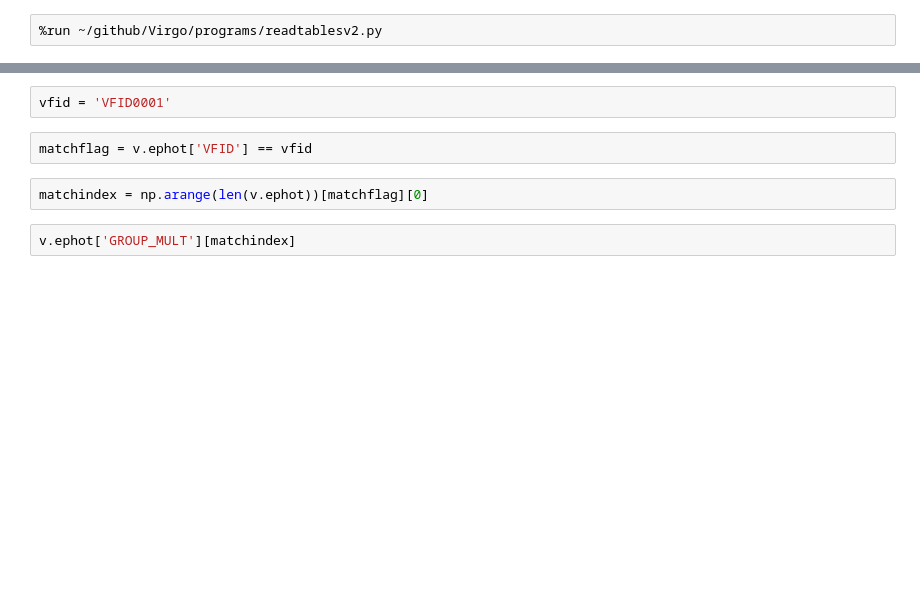
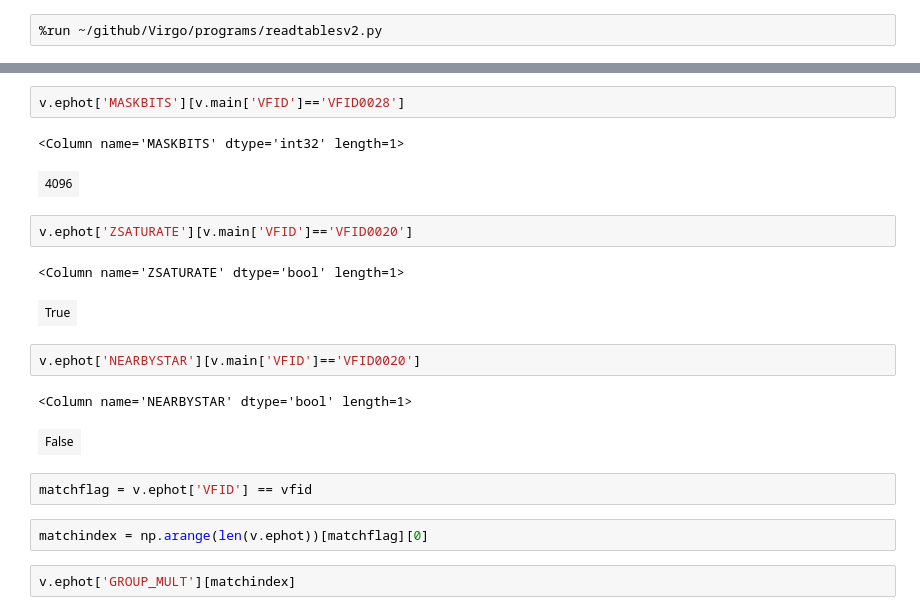
Before and after one commit to rfinn/Virgo, a Jupyter notebook: notebooks/making_tables_v2.ipynb, the cells around one changed output, grey strips where cells are left out. Saved outputs shown, nothing was run; the diff lists cells and outputs as text; blank space fills up the shorter version.

```diff
--- a/notebooks/making_tables_v2.ipynb
+++ b/notebooks/making_tables_v2.ipynb
@@ -578,5 +548,18 @@ v.ephot.colnames
-# %%
-vfid = 'VFID0001'
+# %%
+v.ephot['MASKBITS'][v.main['VFID']=='VFID0028']
+# %% [output]
+<Column name='MASKBITS' dtype='int32' length=1>
+| 4096 |
+# %%
+v.ephot['ZSATURATE'][v.main['VFID']=='VFID0020']
+# %% [output]
+<Column name='ZSATURATE' dtype='bool' length=1>
+| True |
+# %%
+v.ephot['NEARBYSTAR'][v.main['VFID']=='VFID0020']
+# %% [output]
+<Column name='NEARBYSTAR' dtype='bool' length=1>
+| False |
 # %%
 matchflag = v.ephot['VFID'] == vfid
 # %%
```
Also changed, not shown: parts of 6 cells of this notebook, 1 other file.
